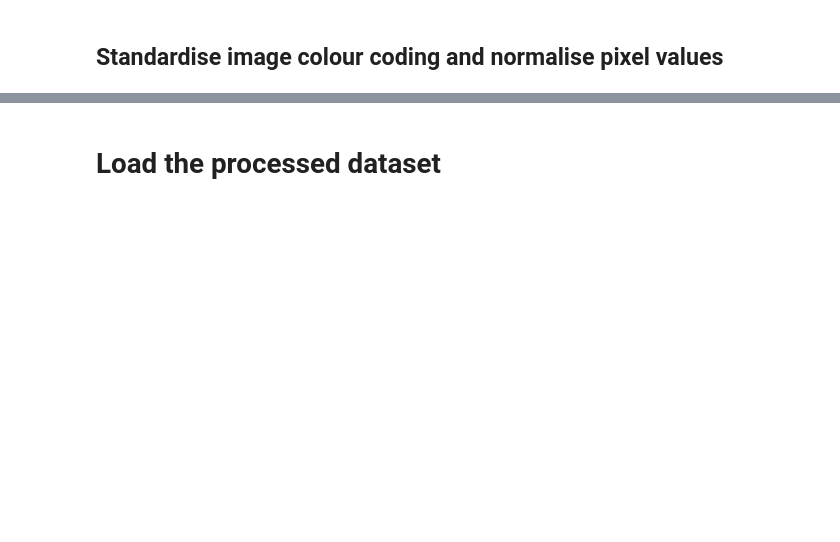
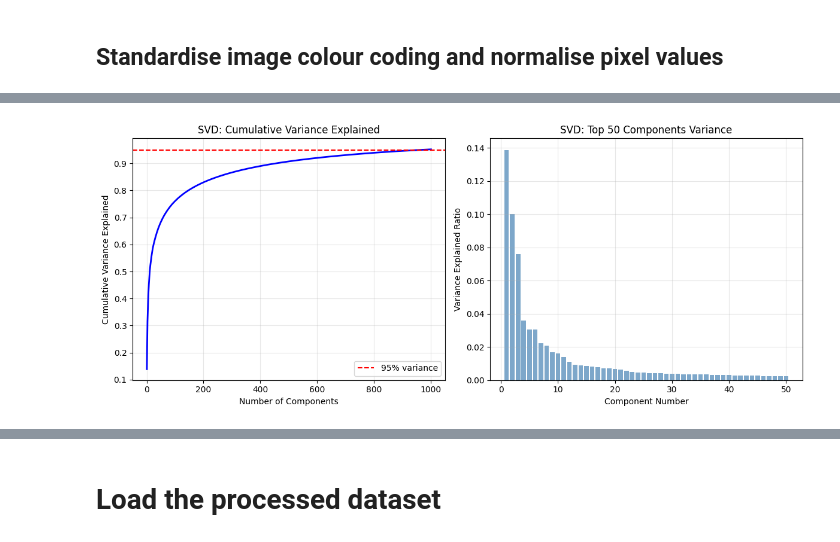
Before and after one commit to Tharshen2124/Machine-Learning-Assignment, a Jupyter notebook: main.ipynb, the cells around one changed output, grey strips where cells are left out. Drawn from its saved outputs; the diff is of its cells as text; code cells hidden in the pictures; blank space fills up the shorter version.

Commit message:
feat: add check for flipped images, compress images with SVD and display images

```diff
--- a/main.ipynb
+++ b/main.ipynb
@@ -92,15 +119,15 @@ def check_corrupted_images(folder_path):
 # %%
 # Run on each split
 print("Checking TRAIN folder...")
-train_valid, train_corrupted = check_corrupted_images(TRAIN_PATH)
+train_valid, train_corrupted = check_corrupted_images(training_data_path)
 print(f"  Valid: {len(train_valid)}, Corrupted: {len(train_corrupted)}")
 
 print("Checking VALID folder...")
-valid_valid, valid_corrupted = check_corrupted_images(VALID_PATH)
+valid_valid, valid_corrupted = check_corrupted_images(validation_data_path)
 print(f"  Valid: {len(valid_valid)}, Corrupted: {len(valid_corrupted)}")
 
 print("Checking TEST folder...")
-test_valid, test_corrupted = check_corrupted_images(TEST_PATH)
+test_valid, test_corrupted = check_corrupted_images(testing_data_path)
 print(f"  Valid: {len(test_valid)}, Corrupted: {len(test_corrupted)}")
 
 # Show corrupted files if any
@@ -175,7 +281,7 @@ def get_class_distribution(folder_path):
     return class_counts
 # %%
 # Get distribution
-train_distribution = get_class_distribution(TRAIN_PATH)
+train_distribution = get_class_distribution(training_data_path)
 
 # Convert to sorted list for analysis
 class_names = sorted(train_distribution.keys(), key=lambda x: int(x))
@@ -290,11 +385,11 @@ def load_dataset(folder_path):
 # %%
 # Load all datasets
 print("Loading training data...")
-X_train, y_train, class_names = load_dataset(TRAIN_PATH)
+X_train, y_train, class_names = load_dataset(training_data_path)
 print(f"  X_train: {X_train.shape}, y_train: {y_train.shape}")
 
 print("Loading validation data...")
-X_valid, y_valid, _ = load_dataset(VALID_PATH)
+X_valid, y_valid, _ = load_dataset(validation_data_path)
 print(f"  X_valid: {X_valid.shape}, y_valid: {y_valid.shape}")
 
 print("Loading test data...")
@@ -318,0 +423,68 @@ print(f"\nNumber of classes: {len(class_names)}")
+# %%
+from sklearn.decomposition import TruncatedSVD
+
+# Apply SVD for dimensionality reduction
+print("=" * 50)
+print("APPLYING SINGULAR VALUE DECOMPOSITION (SVD)")
+print("=" * 50)
+
+# Current feature dimension
+original_features = X_train.shape[1]
+print(f"\nOriginal feature dimension: {original_features}")
+
+# Determine number of components to keep (e.g., 95% of variance)
+# We'll use a reasonable number based on the feature space
+n_components = min(1000, original_features - 1)  # Keep 300 components or max available
+
+print(f"Number of components to keep: {n_components}")
+
+# Apply SVD to training data
+svd = TruncatedSVD(n_components=n_components, random_state=42)
+X_train_svd = svd.fit_transform(X_train)
+
+# Apply the same transformation to validation and test data
+X_valid_svd = svd.transform(X_valid)
+X_test_svd = svd.transform(X_test)
+
+# Calculate variance explained
+variance_explained = svd.explained_variance_ratio_.sum()
+print(f"Variance explained: {variance_explained:.4f} ({variance_explained*100:.2f}%)")
+
+print(f"\nShape after SVD compression:")
+print(f"  X_train: {X_train.shape} → {X_train_svd.shape}")
+print(f"  X_valid: {X_valid.shape} → {X_valid_svd.shape}")
+print(f"  X_test: {X_test.shape} → {X_test_svd.shape}")
+
+# Calculate compression ratio
+compression_ratio = original_features / n_components
+print(f"\nCompression ratio: {compression_ratio:.2f}x")
+
+# Plot explained variance
+plt.figure(figsize=(12, 5))
+
+# Plot 1: Cumulative variance explained
+cumsum_var = np.cumsum(svd.explained_variance_ratio_)
+plt.subplot(1, 2, 1)
+plt.plot(range(1, len(cumsum_var) + 1), cumsum_var, 'b-', linewidth=2)
+plt.axhline(y=0.95, color='r', linestyle='--', label='95% variance')
+plt.xlabel('Number of Components')
+plt.ylabel('Cumulative Variance Explained')
+plt.title('SVD: Cumulative Variance Explained')
+plt.legend()
+plt.grid(True, alpha=0.3)
+
+# Plot 2: Individual variance per component
+plt.subplot(1, 2, 2)
+plt.bar(range(1, min(51, len(svd.explained_variance_ratio_) + 1)),
+        svd.explained_variance_ratio_[:50], color='steelblue', alpha=0.7)
+plt.xlabel('Component Number')
+plt.ylabel('Variance Explained Ratio')
+plt.title('SVD: Top 50 Components Variance')
+plt.grid(True, alpha=0.3)
+
+plt.tight_layout()
+plt.show()
+
+print("\n✓ SVD compression completed successfully")
+print("✓ Reduced from", original_features, "to", n_components, "features")
+# %% [output]
@@ -318,0 +505 @@ print(f"\nNumber of classes: {len(class_names)}")
+[figure, added]
```
Also changed, not shown: parts of 22 cells of this notebook, 2 other files.
